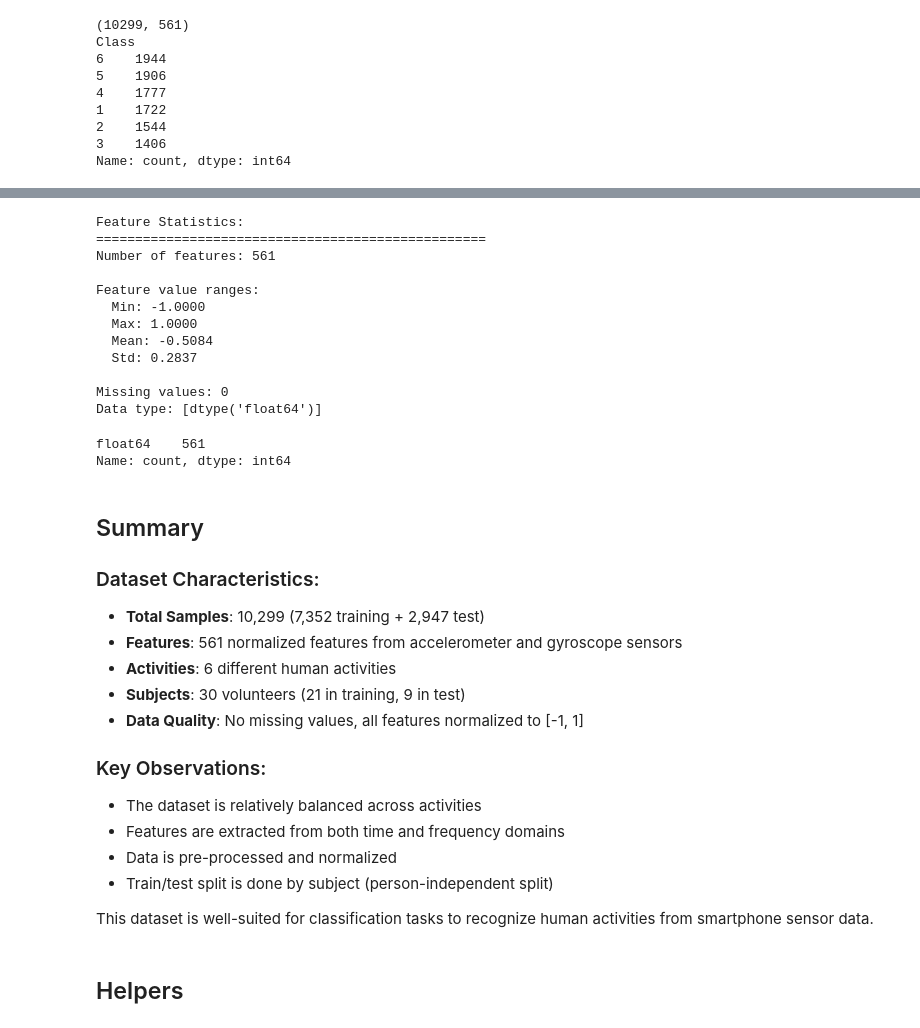
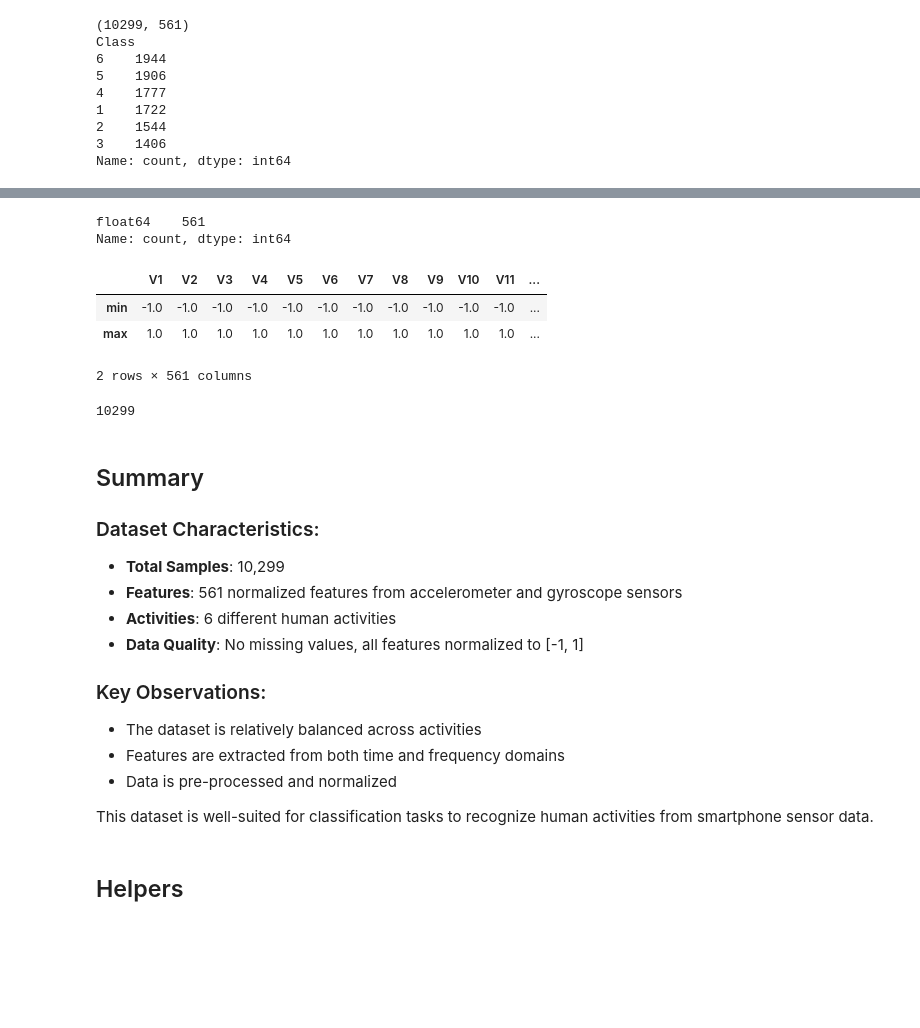
Before and after one commit to tasosger/ml_assignment, a Jupyter notebook: ml_assignment.ipynb, the cells around one changed output, grey strips where cells are left out. Drawn from its saved outputs; the diff is of its cells as text; code cells hidden in the pictures; blank space fills up the shorter version.

```diff
--- a/ml_assignment.ipynb
+++ b/ml_assignment.ipynb
@@ -278,49 +55,35 @@ Name: count, dtype: float64
-# %%
-# Feature statistics
-print("Feature Statistics:")
-print("="*50)
-print(f"Number of features: {X_train.shape[1]}")
-print(f"\nFeature value ranges:")
-print(f"  Min: {X_train.min().min():.4f}")
-print(f"  Max: {X_train.max().max():.4f}")
-print(f"  Mean: {X_train.mean().mean():.4f}")
-print(f"  Std: {X_train.std().mean():.4f}")
-
-print(f"\nMissing values: {X_train.isnull().sum().sum()}")
-print(f"Data type: {X_train.dtypes.unique()}")
-# %% [output]
-Feature Statistics:
-==================================================
-Number of features: 561
-
-Feature value ranges:
-  Min: -1.0000
-  Max: 1.0000
-  Mean: -0.5084
-  Std: 0.2837
-
-Missing values: 0
-Data type: [dtype('float64')]
 # %%
 X.dtypes.value_counts()
 # %% [output]
 float64    561
 Name: count, dtype: int64
+# %%
+df_counts = X.agg(
+    ['min','max']
+)
+df_counts
+# %% [output]
+|  | V1 | V2 | V3 | V4 | V5 | V6 | V7 | V8 | V9 | V10 | V11 | ... |
+| min | -1.0 | -1.0 | -1.0 | -1.0 | -1.0 | -1.0 | -1.0 | -1.0 | -1.0 | -1.0 | -1.0 | ... |
+| max | 1.0 | 1.0 | 1.0 | 1.0 | 1.0 | 1.0 | 1.0 | 1.0 | 1.0 | 1.0 | 1.0 | ... |
+2 rows × 561 columns
+# %%
+len(X)
+# %% [output]
+10299
 # %% [markdown]
 ## Summary
 
 ### Dataset Characteristics:
-- **Total Samples**: 10,299 (7,352 training + 2,947 test)
+- **Total Samples**: 10,299
 - **Features**: 561 normalized features from accelerometer and gyroscope sensors
 - **Activities**: 6 different human activities
-- **Subjects**: 30 volunteers (21 in training, 9 in test)
 - **Data Quality**: No missing values, all features normalized to [-1, 1]
 
 ### Key Observations:
 - The dataset is relatively balanced across activities
 - Features are extracted from both time and frequency domains
 - Data is pre-processed and normalized
-- Train/test split is done by subject (person-independent split)
 
 This dataset is well-suited for classification tasks to recognize human activities from smartphone sensor data.
 # %%
```
Also changed, not shown: parts of 10 cells of this notebook.
